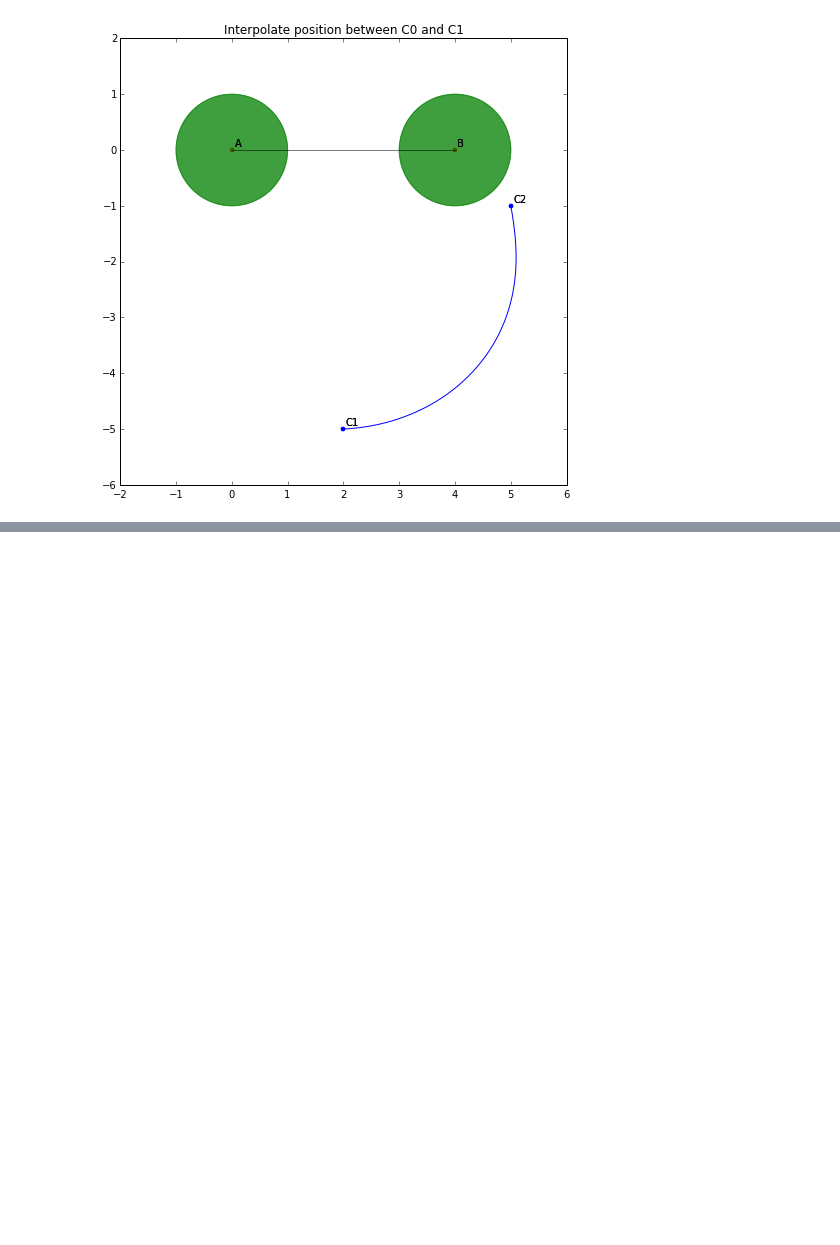
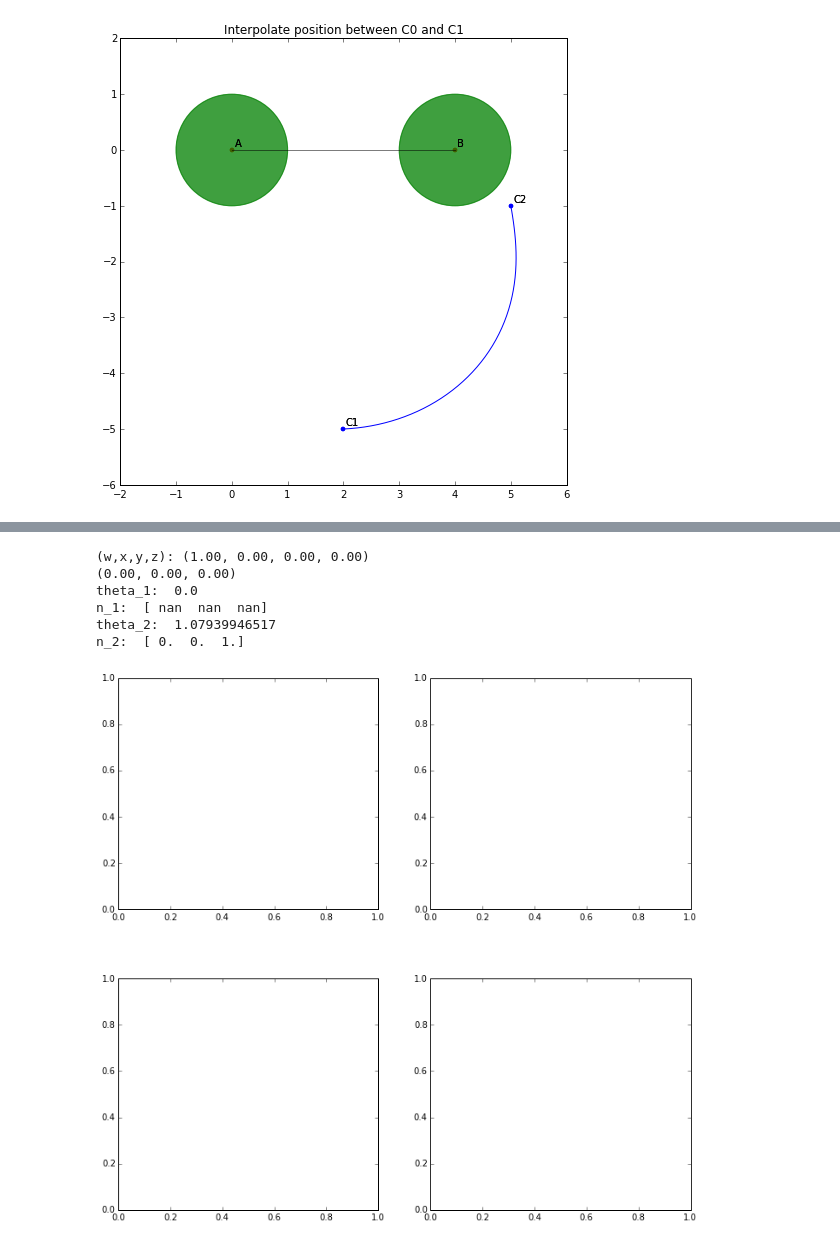
Before and after one commit to njoubert/spooky, a Jupyter notebook: experiments/ipython/10 - JE - Orientation Interpolation.ipynb, the cells around one changed output, grey strips where cells are left out. Drawn from its saved outputs; the diff is of its cells as text; code cells hidden in the pictures; blank space fills up the shorter version.

```diff
--- a/experiments/ipython/10 - JE - Orientation Interpolation.ipynb
+++ b/experiments/ipython/10 - JE - Orientation Interpolation.ipynb
@@ -32,6 +32,12 @@ def vector3_to_str(v):
 
 def quaternion_to_str(q):
     return "(w,x,y,z): (%.2f, %.2f, %.2f, %.2f)" % (q.w(), q.x(), q.y(), q.z())
+
+def vector3_to_np3(v):
+    return np.array([v.x(),v.y(),v.z()])
+
+def np3_to_vector3(v):
+    return toric.Vector3(v[0],v[1],v[2])
 
 def slerp(p0, p1, t):
         omega = np.arccos(np.dot(p0/np.linalg.norm(p0), p1/np.linalg.norm(p1)))
@@ -153,0 +189,29 @@ plt.show()
+# %%
+gs = gridspec.GridSpec(2, 2, width_ratios=[1,1], height_ratios=[1,1,1])
+fig = plt.figure()
+f1 = fig.add_subplot(gs[0])
+f2 = fig.add_subplot(gs[1])
+f3 = fig.add_subplot(gs[2])
+f4 = fig.add_subplot(gs[3])
+
+print quaternion_to_str(rotation_1)
+print vector3_to_str(rotation_1.v())
+#print rotation_1.s()
+
+theta_1 = 2 * np.arccos(rotation_1.w())
+n_1 = vector3_to_np3(rotation_1.v()) / np.sin(theta_1/2)
+print "theta_1: ", theta_1
+print "n_1: ", n_1
+
+theta_2 = 2 * np.arccos(rotation_2.w())
+n_2 = vector3_to_np3(rotation_2.v()) / np.sin(theta_2/2)
+print "theta_2: ", theta_2
+print "n_2: ", n_2
+# %% [output]
+(w,x,y,z): (1.00, 0.00, 0.00, 0.00)
+(0.00, 0.00, 0.00)
+theta_1:  0.0
+n_1:  [ nan  nan  nan]
+theta_2:  1.07939946517
+n_2:  [ 0.  0.  1.]
+[figure, added]
```
Also changed, not shown: parts of 2 cells of this notebook.
